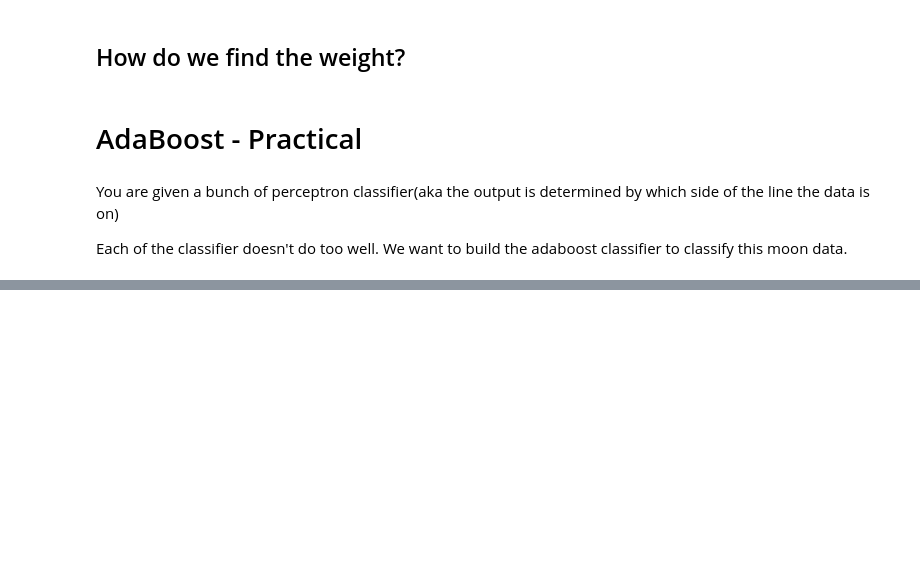
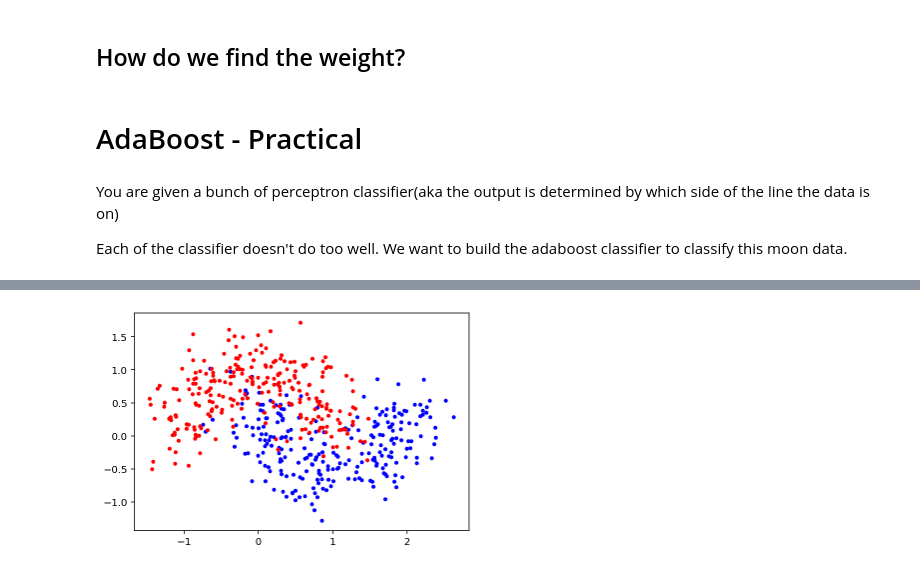
Before and after one commit to muic-pattern-rekt-2018/Exercise-10-Boosting, a Jupyter notebook: Exercise 10 Boosting.ipynb, the cells around one changed output, grey strips where cells are left out. Saved outputs shown, nothing was run; the diff lists cells and outputs as text; code cells hidden in the pictures; blank space fills up the shorter version.

```diff
--- a/Exercise 10 Boosting.ipynb
+++ b/Exercise 10 Boosting.ipynb
@@ -125,0 +173,4 @@ class ADABoost:
+# %%
+plot_data(xs, ys)
+# %% [output]
+[figure, added]
```
Also changed, not shown: parts of 8 cells of this notebook, 1 other file.
